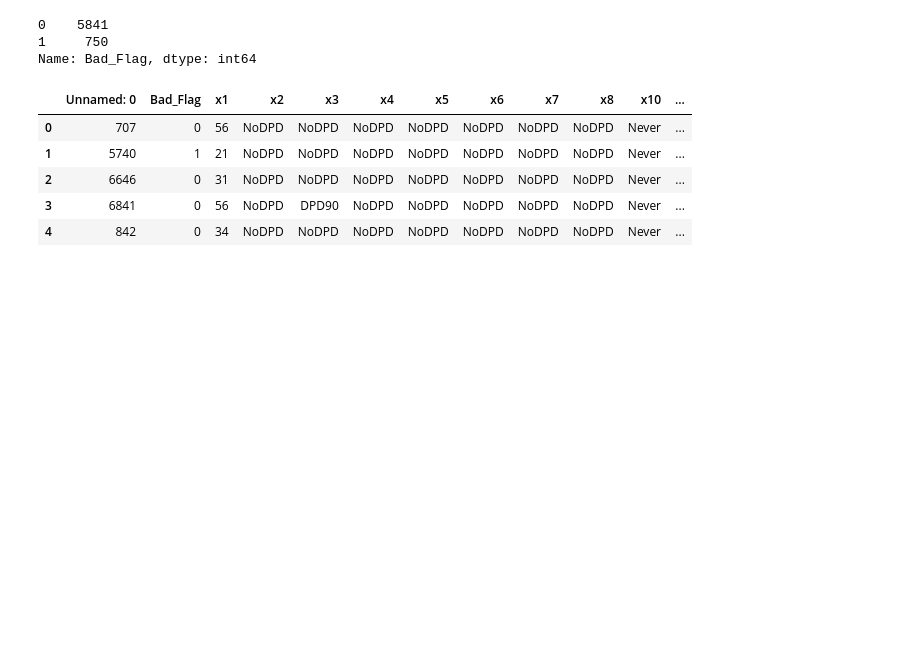
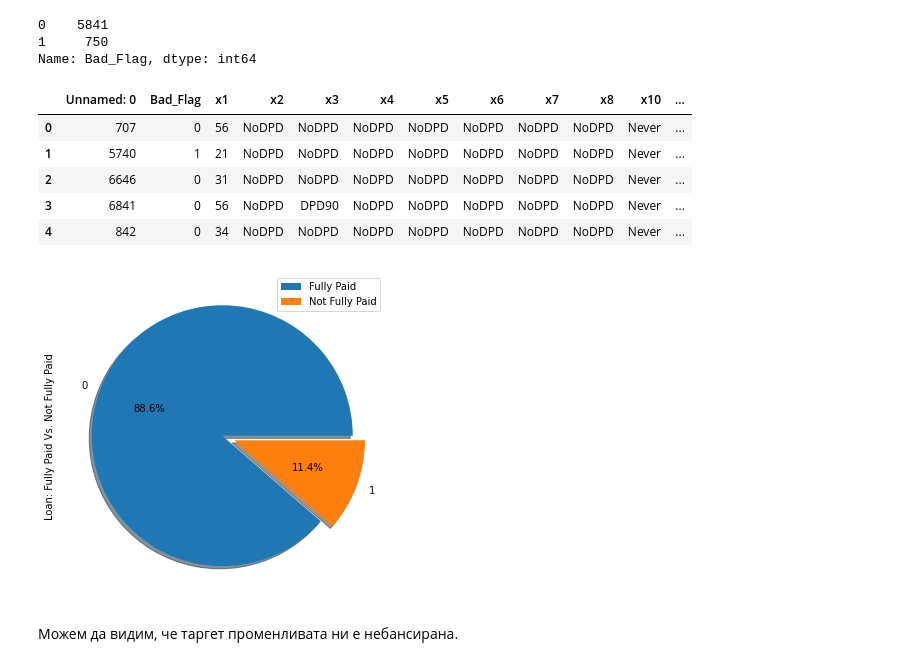
Before and after one commit to Radkata10/MFG_credit_risk_analysis, a Jupyter notebook: MFG_zadacha.ipynb, the cells around one changed output. Drawn from its saved outputs; the diff is of its cells as text; code cells hidden in the pictures; blank space fills up the shorter version.

Commit message:
Data Prep, Log Regr, SVC

```diff
--- a/MFG_zadacha.ipynb
+++ b/MFG_zadacha.ipynb
@@ -11,8 +22,8 @@ import matplotlib.pyplot as plt
 pd.options.display.max_rows = 999
 pd.options.display.max_columns = 999
 # %%
-df_train = pd.read_csv('X_train.csv', encoding='"ISO-8859-1"')
-df_test = pd.read_csv('X_test.csv', encoding='"ISO-8859-1"')
+df_train = pd.read_csv('X_train.csv', encoding='ISO-8859-1')
+df_test = pd.read_csv('X_test.csv', encoding='ISO-8859-1')
 # %% [markdown]
 1.   Направете основен експлораторен анализ на обучителния набор;
 2.   Намалете размерността на данните (PCA, correlation, VIF);
@@ -37,3 +58,28 @@ df_train.head()
 | 2 | 6646 | 0 | 31 | NoDPD | NoDPD | NoDPD | NoDPD | NoDPD | NoDPD | NoDPD | Never | ... |
 | 3 | 6841 | 0 | 56 | NoDPD | DPD90 | NoDPD | NoDPD | NoDPD | NoDPD | NoDPD | Never | ... |
 | 4 | 842 | 0 | 34 | NoDPD | NoDPD | NoDPD | NoDPD | NoDPD | NoDPD | NoDPD | Never | ... |
+# %%
+# Helper function for data distribution
+# Visualize the proportion of borrowers
+def show_loan_distrib(data):
+  count = ""
+  if isinstance(data, pd.DataFrame):
+      count = data["Bad_Flag"].value_counts()
+  else:
+      count = data.value_counts()
+
+
+  count.plot(kind = 'pie', explode = [0, 0.1],
+
+              figsize = (6, 6), autopct = '%1.1f%%', shadow = True)
+  plt.ylabel("Loan: Fully Paid Vs. Not Fully Paid")
+  plt.legend(["Fully Paid", "Not Fully Paid"])
+  plt.show()
+
+
+# Visualize the proportion of borrowers
+show_loan_distrib(df_train)
+# %% [output]
+[figure, added]
+# %% [markdown]
+Можем да видим, че таргет променливата ни е небансирана.
```
Also changed, not shown: parts of 58 cells of this notebook.
